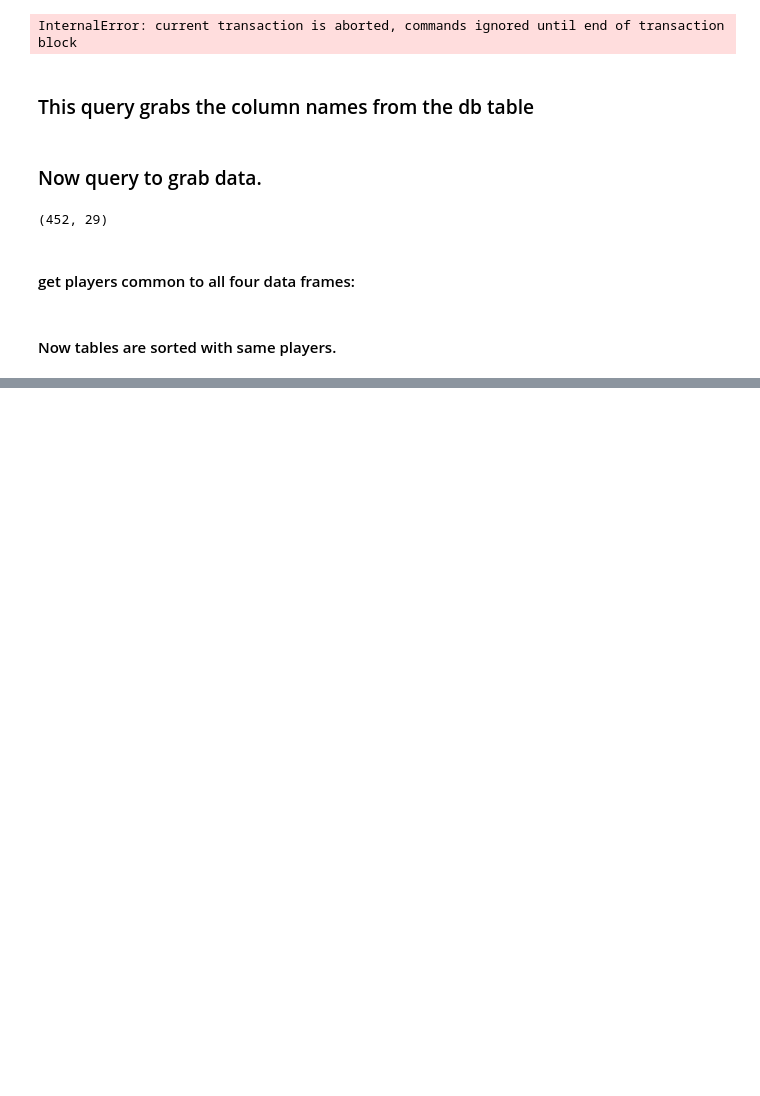
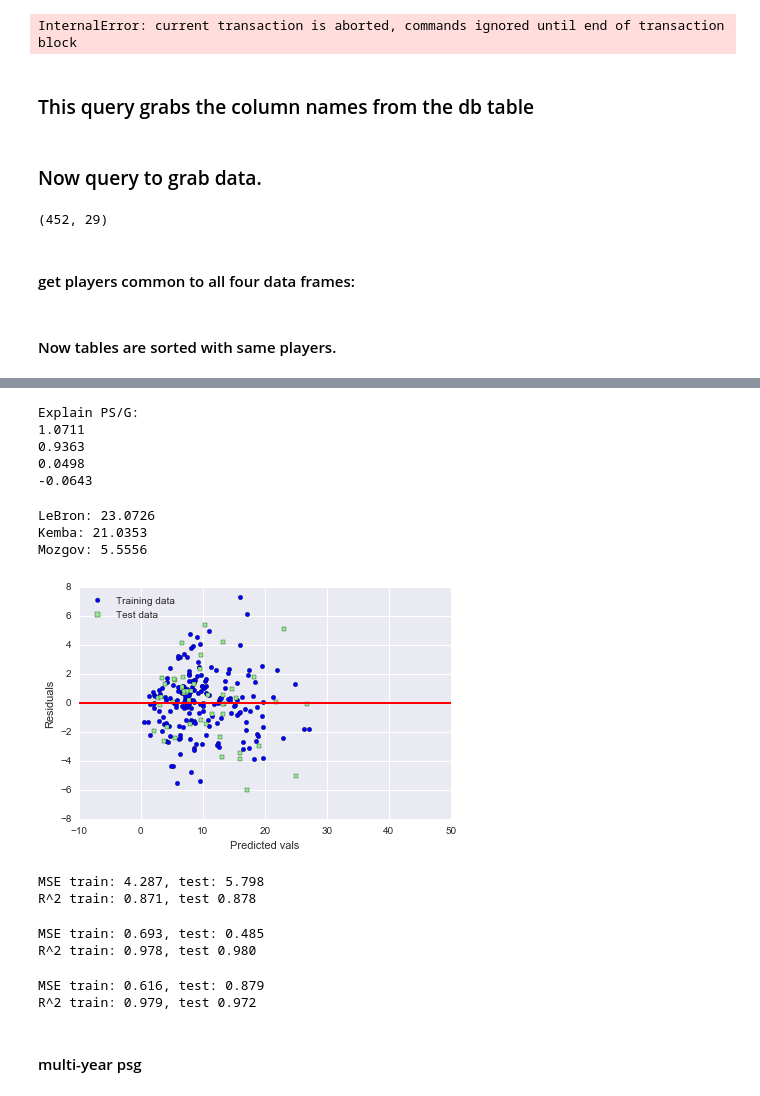
Before and after one commit to michaelandric/aut_vincere, a Jupyter notebook: test_multi_year_v2.ipynb, the cells around one changed output, grey strips where cells are left out. Drawn from its saved outputs; the diff is of its cells as text; code cells hidden in the pictures; blank space fills up the shorter version.

```diff
--- a/test_multi_year_v2.ipynb
+++ b/test_multi_year_v2.ipynb
@@ -113,0 +203,22 @@ df14.sort_values('player')
+# %%
+X = np.column_stack([df15.fga, df15.ft, df15.loc[:, "2pa"], df15.mp])
+y = df15.psg.values
+linr = LinearRegression()
+linr.fit(X, y)
+print('Explain PS/G:')
+for n in np.argsort(linr.coef_)[::-1]:
+    print('%.4f' % linr.coef_[n])
+# %% [output]
+Explain PS/G:
+1.0711
+0.9363
+0.0498
+-0.0643
+# %%
+print('LeBron: %.4f' % linr.predict(df16.iloc[154, :][['fga', 'ft', '2pa']].values.reshape(1, -1)))
+print('Kemba: %.4f' % linr.predict(df16.iloc[131, :][['fga', 'ft', '2pa']].values.reshape(1, -1)))
+print('Mozgov: %.4f' % linr.predict(df16.iloc[233, :][['fga', 'ft', '2pa']].values.reshape(1, -1)))
+# %% [output]
+LeBron: 23.0726
+Kemba: 21.0353
+Mozgov: 5.5556
@@ -113,0 +232,22 @@ df14.sort_values('player')
+# %%
+X = np.column_stack([df15.psg, df14.psg, df13.psg, df12.psg, pd.stats.moments.ewma(df16.psg, com=1)])
+# X = np.column_stack([df15.psg, df14.psg, df13.psg, df12.psg])
+y = df16.psg
+X_train, X_test, y_train, y_test = train_test_split(X, y, test_size=.2)
+linr = LinearRegression()
+linr.fit(X_train, y_train)
+y_train_pred = linr.predict(X_train)
+y_test_pred = linr.predict(X_test)
+# %%
+plt.scatter(y_train_pred, y_train_pred - y_train, c='blue', marker='o', label='Training data')
+plt.scatter(y_test_pred, y_test_pred - y_test, c='lightgreen', marker='s', label='Test data')
+plt.xlabel('Predicted vals')
+plt.ylabel('Residuals')
+plt.legend(loc='upper left')
+plt.hlines(y=0, xmin=-10, xmax=50, lw=2, color='red')
+plt.xlim([-10, 50])
+
+plt.tight_layout()
+plt.show()
+# %% [output]
+[figure, added]
@@ -113,0 +257,28 @@ df14.sort_values('player')
+# %%
+print('MSE train: %.3f, test: %.3f' % (
+        mean_squared_error(y_train, y_train_pred), mean_squared_error(y_test, y_test_pred)))
+print('R^2 train: %.3f, test %.3f' % (
+        r2_score(y_train, y_train_pred), r2_score(y_test, y_test_pred)))
+# %% [output]
+MSE train: 4.287, test: 5.798
+R^2 train: 0.871, test 0.878
+# %%
+# [df15.fga, df15.ft, df15.loc[:, "2pa"]]
+print('MSE train: %.3f, test: %.3f' % (
+        mean_squared_error(y_train, y_train_pred), mean_squared_error(y_test, y_test_pred)))
+print('R^2 train: %.3f, test %.3f' % (
+        r2_score(y_train, y_train_pred), r2_score(y_test, y_test_pred)))
+# %% [output]
+MSE train: 0.693, test: 0.485
+R^2 train: 0.978, test 0.980
+# %%
+# [df15.fga, df15.ft]
+print('MSE train: %.3f, test: %.3f' % (
+        mean_squared_error(y_train, y_train_pred), mean_squared_error(y_test, y_test_pred)))
+print('R^2 train: %.3f, test %.3f' % (
+        r2_score(y_train, y_train_pred), r2_score(y_test, y_test_pred)))
+# %% [output]
+MSE train: 0.616, test: 0.879
+R^2 train: 0.979, test 0.972
+# %% [markdown]
+#### multi-year psg
```
Also changed, not shown: parts of 38 cells of this notebook, 3 other files.
